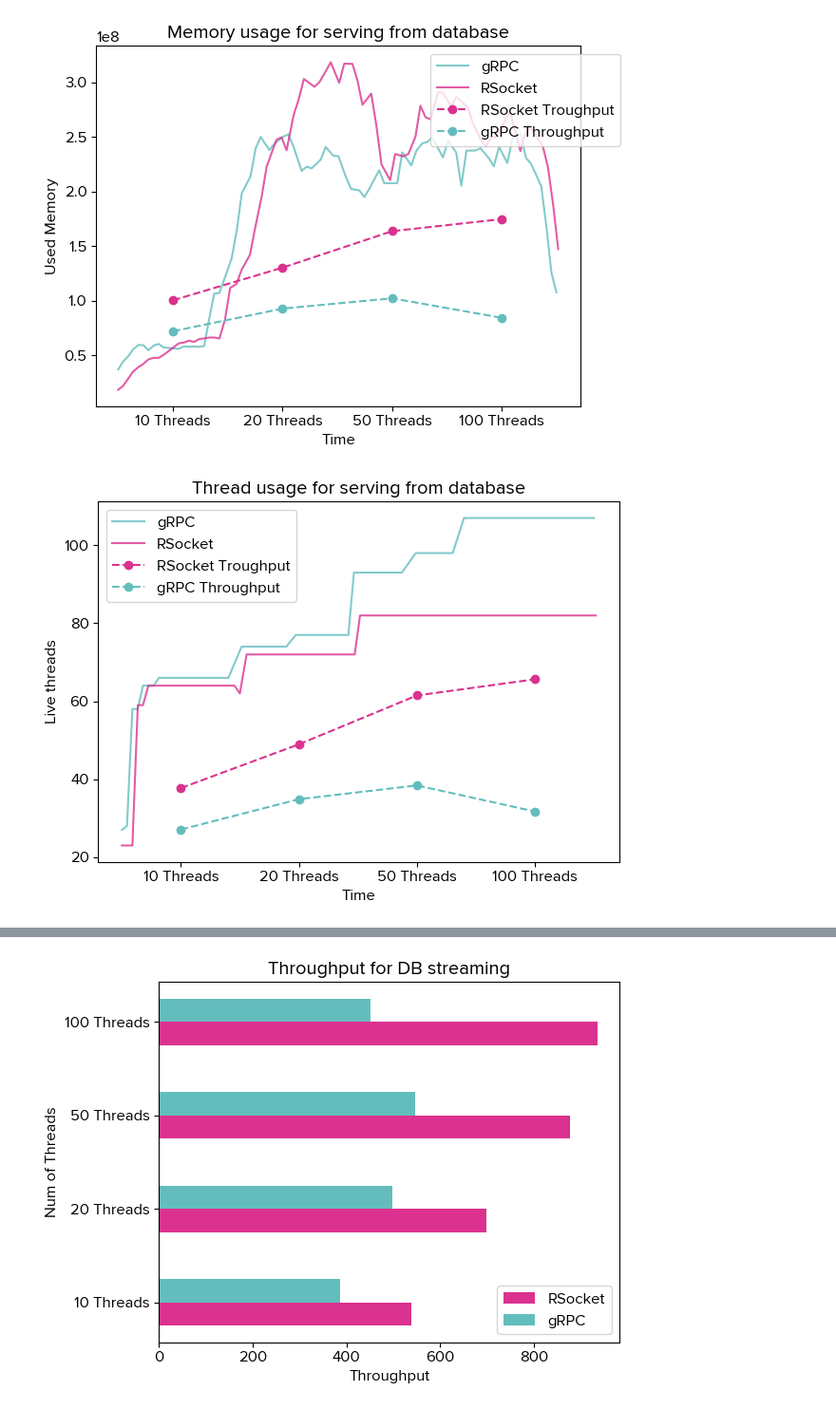
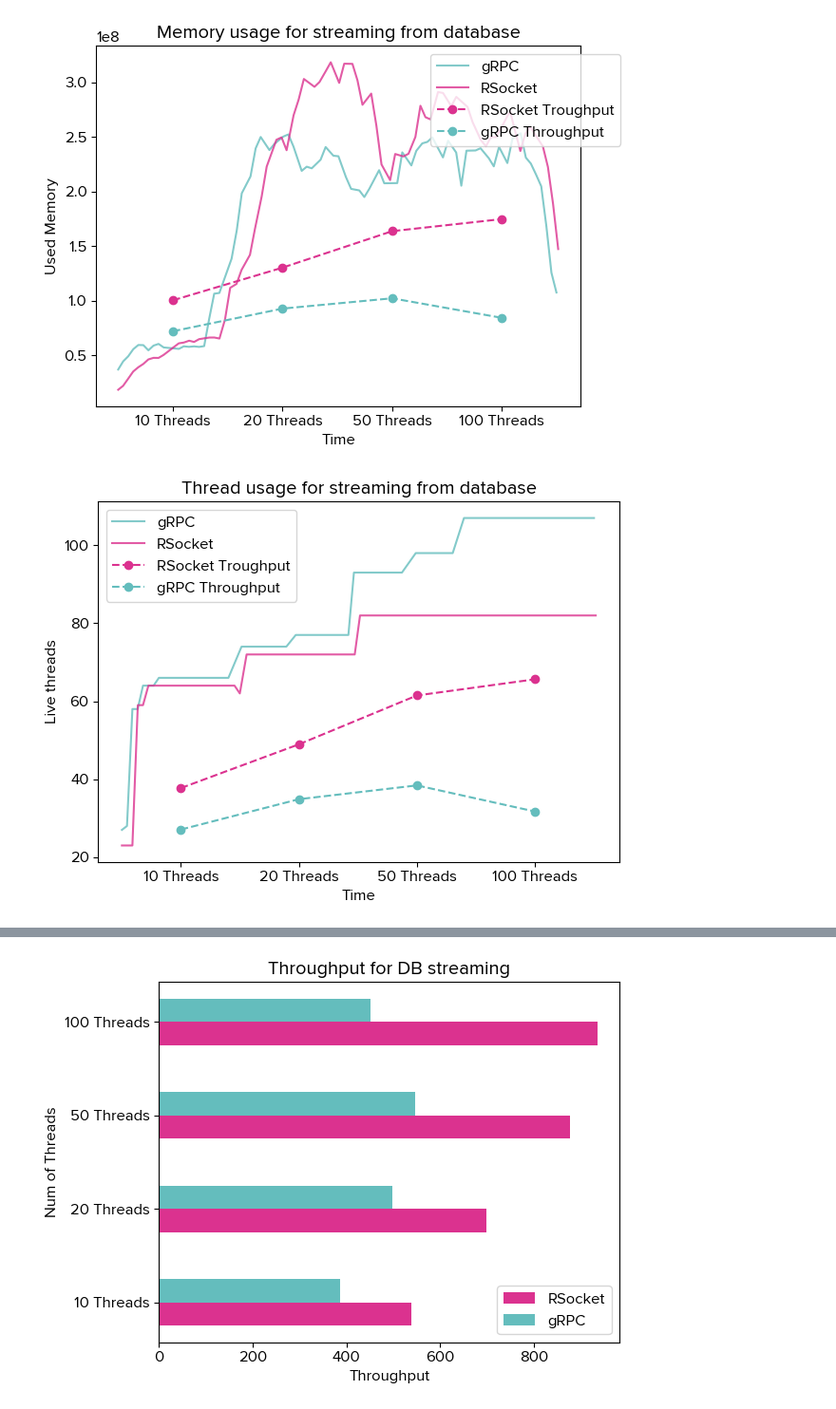
Before and after one commit to pratham-kundan/rsocket-grpc-benchmark, a Jupyter notebook: Results/scripts/iscript.ipynb, the cells around one changed output, grey strips where cells are left out. Shown at 95% size. Drawn from its saved outputs; the diff is of its cells as text; code cells hidden in the pictures.

```diff
--- a/Results/scripts/iscript.ipynb
+++ b/Results/scripts/iscript.ipynb
@@ -357,15 +357,15 @@ def draw_mem_chart(
 # %%
 draw_mem_chart(
     rsocket_db_mem,
     grpc_db_mem,
     grpc_throughput=grpc_db_throughput,
     rsocket_throughput=rsocket_db_throughput,
     throughput_labels=["10 Threads", "20 Threads", "50 Threads", "100 Threads"],
-    title="Memory usage for serving from database",
+    title="Memory usage for streaming from database",
     save_loc="../graphs/db_req_stream_mem.png"
 )
 # %% [output]
-[figure, old version]
+[figure, new version]
 # %%
 draw_thread_chart(
     rsocket_db_thread,
@@ -373,12 +373,12 @@ draw_thread_chart(
     grpc_throughput=grpc_db_throughput,
     rsocket_throughput=rsocket_db_throughput,
     throughput_labels=["10 Threads", "20 Threads", "50 Threads", "100 Threads"],
-    title="Thread usage for serving from database",
+    title="Thread usage for streaming from database",
     save_loc="../graphs/db_req_stream_thread.png"
 
 )
 # %% [output]
-[figure, old version]
+[figure, new version]
 # %%
 draw_cpu_chart(
     rsocket_db_cpu,
```
Also changed, not shown: parts of 2 cells of this notebook, 8 other files.
